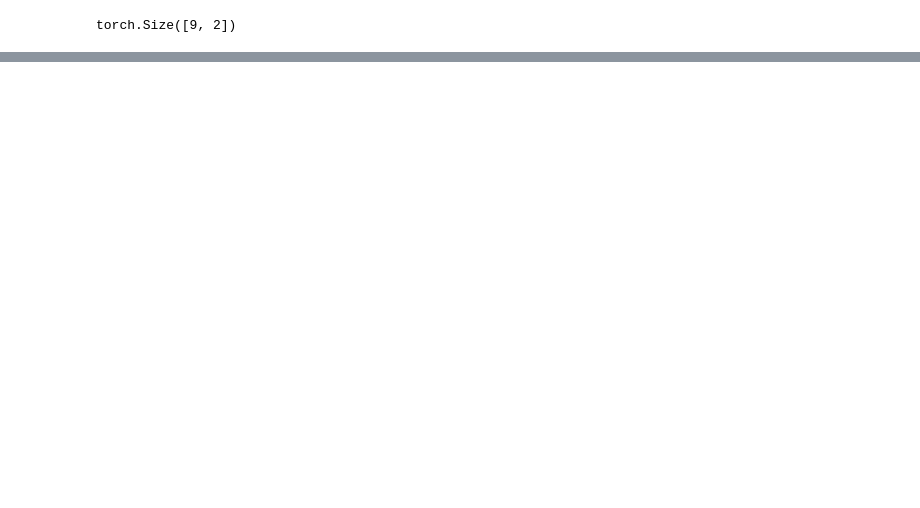
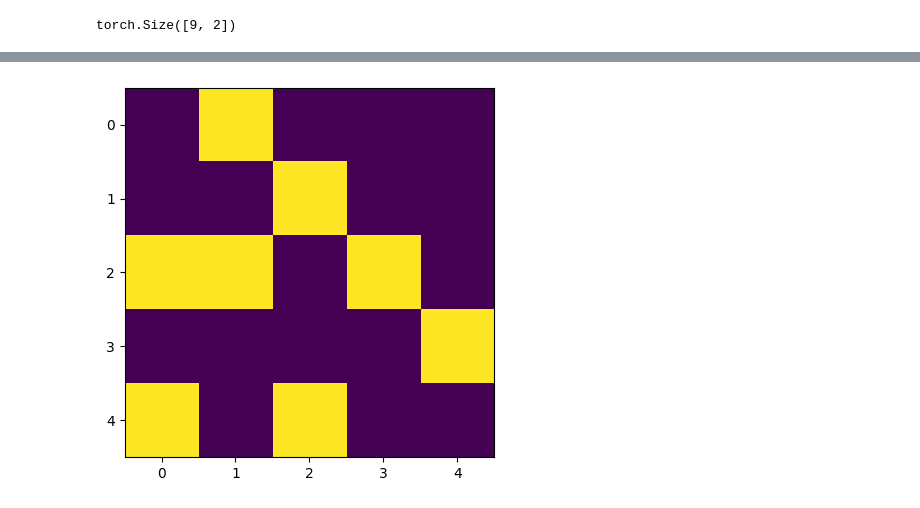
Before and after one commit to jeremygatineau/GFlow-Net-for-Latent-Graph-Representation, a Jupyter notebook: test.ipynb, the cells around one changed output, grey strips where cells are left out. Cells and saved outputs as stored; diff of their text form; code cells hidden in the pictures; blank space fills up the shorter version.

```diff
--- a/test.ipynb
+++ b/test.ipynb
@@ -189 +206,8 @@ torch.Size([2, 0, 10]) torch.Size([1, 10])
 RuntimeError: Tensors must have same number of dimensions: got 3 and 2
+# %%
+from matplotlib import pyplot as plt
+adjacency = torch.tensor([[0, 1, 0, 0, 0], [0, 0, 1, 0, 0], [1, 1, 0, 1, 0], [0, 0, 0, 0, 1], [1, 0, 1, 0, 0]])
+plt.imshow(adjacency)
+plt.show()
+# %% [output]
+[figure, added]
```
Also changed, not shown: parts of 4 cells of this notebook, 2 other files.
